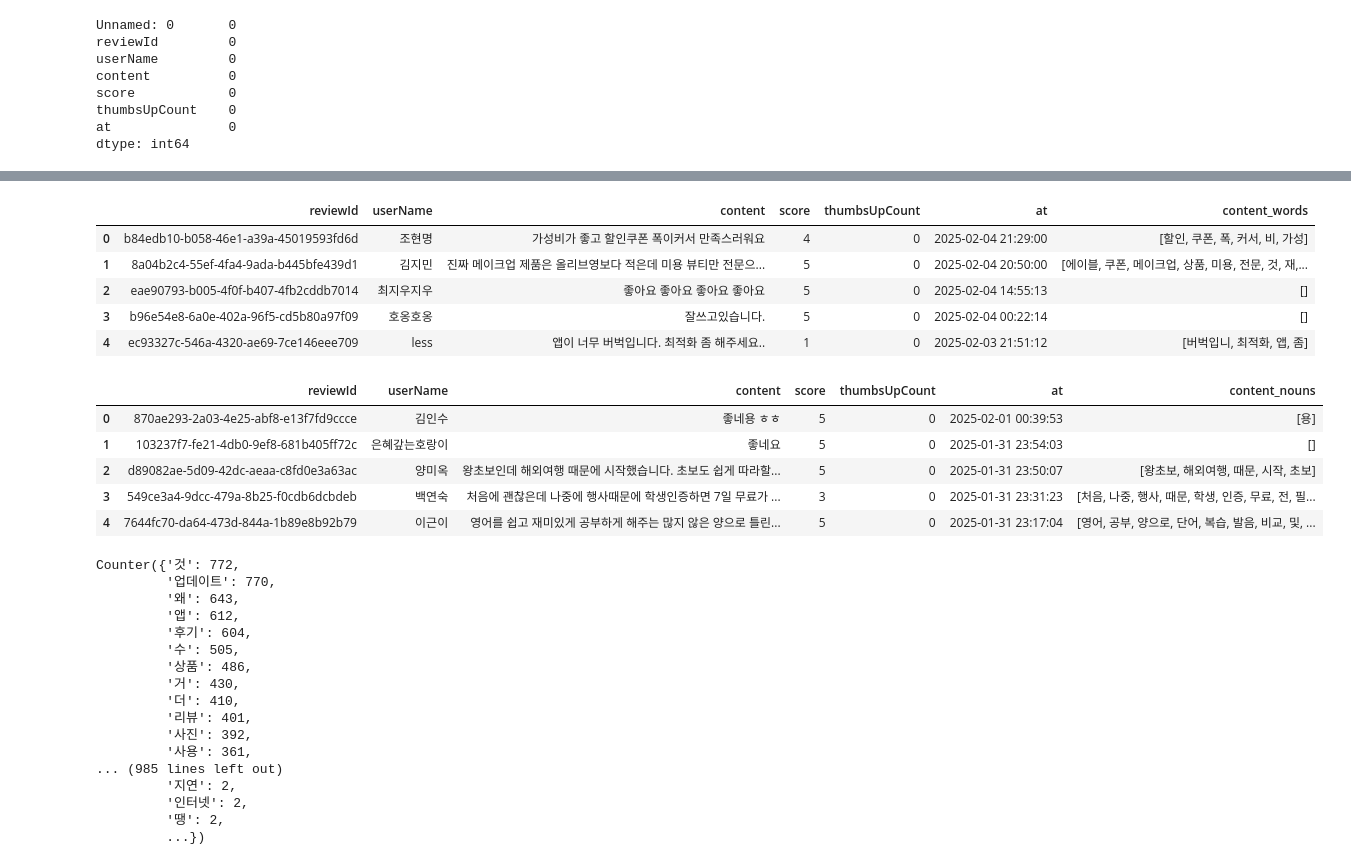
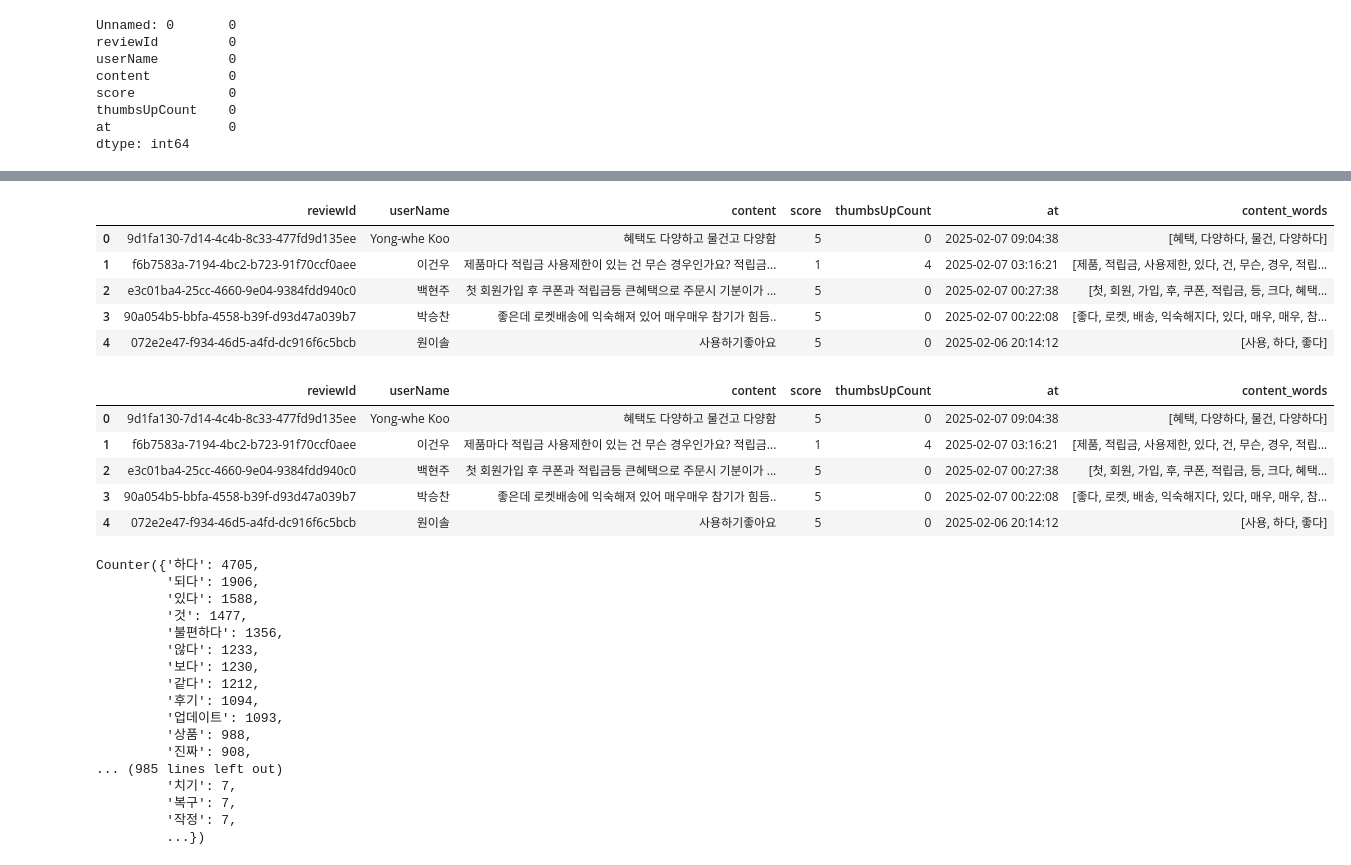
Before and after one commit to songi104/musinsa-review-anlysis, a Jupyter notebook: review-analysis.ipynb, the cells around one changed output, grey strips where cells are left out. Saved outputs shown, nothing was run; the diff lists cells and outputs as text; code cells hidden in the pictures.

```diff
--- a/review-analysis.ipynb
+++ b/review-analysis.ipynb
@@ -4,7 +4,7 @@ import pandas as pd
 from konlpy.tag import Okt
 from collections import Counter
 # %%
-path = "250205_review_data.xlsx"
+path = "250208_review_data.xlsx"
 df = pd.read_excel(path)
 # %%
 df.head()
@@ -35,2 +33,9 @@ import os
-# %%
-df = df.drop(['content_nouns', 'content_words'], axis=1)
+# %%
+def preprocess(string):
+    okt = Okt()
+    lst = okt.pos(string, stem=True, norm=True)
+    res = []
+    for word, pumsa in lst:
+        if pumsa in ["Noun", "Adjective", "Verb"]:
+            res.append(word)
+    return res
@@ -37,24 +63,24 @@ df = df.drop(['content_nouns', 'content_words'], axis=1)
 # %%
 # from konlpy.tag import Okt
 okt = Okt()
-df['content_words'] = df['content'].apply(lambda x:list(set(okt.nouns(x))))
+df['content_words'] = df['content'].apply(lambda x:preprocess(x))
 df.head()
 # %% [output]
 |  | reviewId | userName | content | score | thumbsUpCount | at | content_words |
-| 0 | b84edb10-b058-46e1-a39a-45019593fd6d | 조현명 | 가성비가 좋고 할인쿠폰 폭이커서 만족스러워요 | 4 | 0 | 2025-02-04 21:29:00 | [할인, 쿠폰, 폭, 커서, 비, 가성] |
-| 1 | 8a04b2c4-55ef-4fa4-9ada-b445bfe439d1 | 김지민 | 진짜 메이크업 제품은 올리브영보다 적은데 미용 뷰티만 전문으... | 5 | 0 | 2025-02-04 20:50:00 | [에이블, 쿠폰, 메이크업, 상품, 미용, 전문, 것, 재,... |
-| 2 | eae90793-b005-4f0f-b407-4fb2cddb7014 | 최지우지우 | 좋아요 좋아요 좋아요 좋아요 | 5 | 0 | 2025-02-04 14:55:13 | [] |
-| 3 | b96e54e8-6a0e-402a-96f5-cd5b80a97f09 | 호옹호옹 | 잘쓰고있습니다. | 5 | 0 | 2025-02-04 00:22:14 | [] |
-| 4 | ec93327c-546a-4320-ae69-7ce146eee709 | less | 앱이 너무 버벅입니다. 최적화 좀 해주세요.. | 1 | 0 | 2025-02-03 21:51:12 | [버벅입니, 최적화, 앱, 좀] |
+| 0 | 9d1fa130-7d14-4c4b-8c33-477fd9d135ee | Yong-whe Koo | 혜택도 다양하고 물건고 다양함 | 5 | 0 | 2025-02-07 09:04:38 | [혜택, 다양하다, 물건, 다양하다] |
+| 1 | f6b7583a-7194-4bc2-b723-91f70ccf0aee | 이건우 | 제품마다 적립금 사용제한이 있는 건 무슨 경우인가요? 적립금... | 1 | 4 | 2025-02-07 03:16:21 | [제품, 적립금, 사용제한, 있다, 건, 무슨, 경우, 적립... |
+| 2 | e3c01ba4-25cc-4660-9e04-9384fdd940c0 | 백현주 | 첫 회원가입 후 쿠폰과 적립금등 큰혜택으로 주문시 기분이가 ... | 5 | 0 | 2025-02-07 00:27:38 | [첫, 회원, 가입, 후, 쿠폰, 적립금, 등, 크다, 혜택... |
+| 3 | 90a054b5-bbfa-4558-b39f-d93d47a039b7 | 박승찬 | 좋은데 로켓배송에 익숙해져 있어 매우매우 참기가 힘듬.. | 5 | 0 | 2025-02-07 00:22:08 | [좋다, 로켓, 배송, 익숙해지다, 있다, 매우, 매우, 참... |
+| 4 | 072e2e47-f934-46d5-a4fd-dc916f6c5bcb | 원이솔 | 사용하기좋아요 | 5 | 0 | 2025-02-06 20:14:12 | [사용, 하다, 좋다] |
 # %%
 df.head()
 # %% [output]
-|  | reviewId | userName | content | score | thumbsUpCount | at | content_nouns |
-| 0 | 870ae293-2a03-4e25-abf8-e13f7fd9ccce | 김인수 | 좋네용 ㅎㅎ | 5 | 0 | 2025-02-01 00:39:53 | [용] |
-| 1 | 103237f7-fe21-4db0-9ef8-681b405ff72c | 은혜갚는호랑이 | 좋네요 | 5 | 0 | 2025-01-31 23:54:03 | [] |
-| 2 | d89082ae-5d09-42dc-aeaa-c8fd0e3a63ac | 양미옥 | 왕초보인데 해외여행 때문에 시작했습니다. 초보도 쉽게 따라할... | 5 | 0 | 2025-01-31 23:50:07 | [왕초보, 해외여행, 때문, 시작, 초보] |
-| 3 | 549ce3a4-9dcc-479a-8b25-f0cdb6dcbdeb | 백연숙 | 처음에 괜찮은데 나중에 행사때문에 학생인증하면 7일 무료가 ... | 3 | 0 | 2025-01-31 23:31:23 | [처음, 나중, 행사, 때문, 학생, 인증, 무료, 전, 필... |
-| 4 | 7644fc70-da64-473d-844a-1b89e8b92b79 | 이근이 | 영어를 쉽고 재미있게 공부하게 해주는 많지 않은 양으로 틀린... | 5 | 0 | 2025-01-31 23:17:04 | [영어, 공부, 양으로, 단어, 복습, 발음, 비교, 및, ... |
+|  | reviewId | userName | content | score | thumbsUpCount | at | content_words |
+| 0 | 9d1fa130-7d14-4c4b-8c33-477fd9d135ee | Yong-whe Koo | 혜택도 다양하고 물건고 다양함 | 5 | 0 | 2025-02-07 09:04:38 | [혜택, 다양하다, 물건, 다양하다] |
+| 1 | f6b7583a-7194-4bc2-b723-91f70ccf0aee | 이건우 | 제품마다 적립금 사용제한이 있는 건 무슨 경우인가요? 적립금... | 1 | 4 | 2025-02-07 03:16:21 | [제품, 적립금, 사용제한, 있다, 건, 무슨, 경우, 적립... |
+| 2 | e3c01ba4-25cc-4660-9e04-9384fdd940c0 | 백현주 | 첫 회원가입 후 쿠폰과 적립금등 큰혜택으로 주문시 기분이가 ... | 5 | 0 | 2025-02-07 00:27:38 | [첫, 회원, 가입, 후, 쿠폰, 적립금, 등, 크다, 혜택... |
+| 3 | 90a054b5-bbfa-4558-b39f-d93d47a039b7 | 박승찬 | 좋은데 로켓배송에 익숙해져 있어 매우매우 참기가 힘듬.. | 5 | 0 | 2025-02-07 00:22:08 | [좋다, 로켓, 배송, 익숙해지다, 있다, 매우, 매우, 참... |
+| 4 | 072e2e47-f934-46d5-a4fd-dc916f6c5bcb | 원이솔 | 사용하기좋아요 | 5 | 0 | 2025-02-06 20:14:12 | [사용, 하다, 좋다] |
 # %%
 counterByScore = {}
 for i in range(1, 6):
@@ -68,22 +94,22 @@ for i in range(1, 6):
 # %%
 counterByScore[1]
 # %% [output]
-Counter({'것': 772,
-         '업데이트': 770,
-         '왜': 643,
-         '앱': 612,
-         '후기': 604,
-         '수': 505,
-         '상품': 486,
-         '거': 430,
-         '더': 410,
-         '리뷰': 401,
-         '사진': 392,
-         '사용': 361,
+Counter({'하다': 4705,
+         '되다': 1906,
+         '있다': 1588,
+         '것': 1477,
+         '불편하다': 1356,
+         '않다': 1233,
+         '보다': 1230,
+         '같다': 1212,
+         '후기': 1094,
+         '업데이트': 1093,
+         '상품': 988,
+         '진짜': 908,
 ... (985 lines left out)
-         '지연': 2,
-         '인터넷': 2,
-         '땡': 2,
+         '치기': 7,
+         '복구': 7,
+         '작정': 7,
          ...})
 # %%
 count_data = []
```
Also changed, not shown: parts of 3 cells of this notebook, 1 other file.
